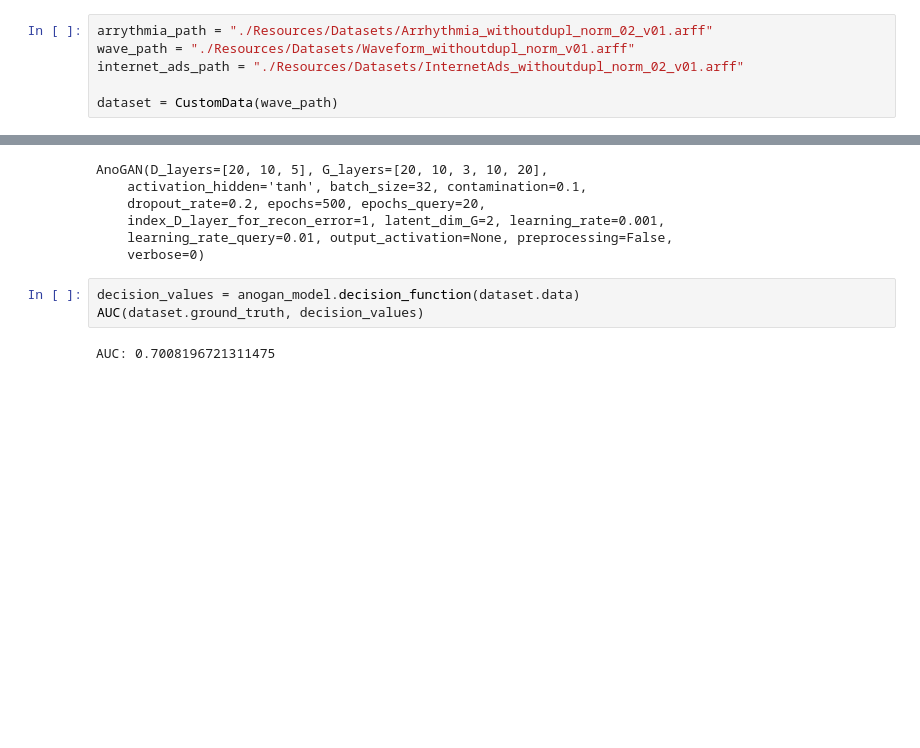
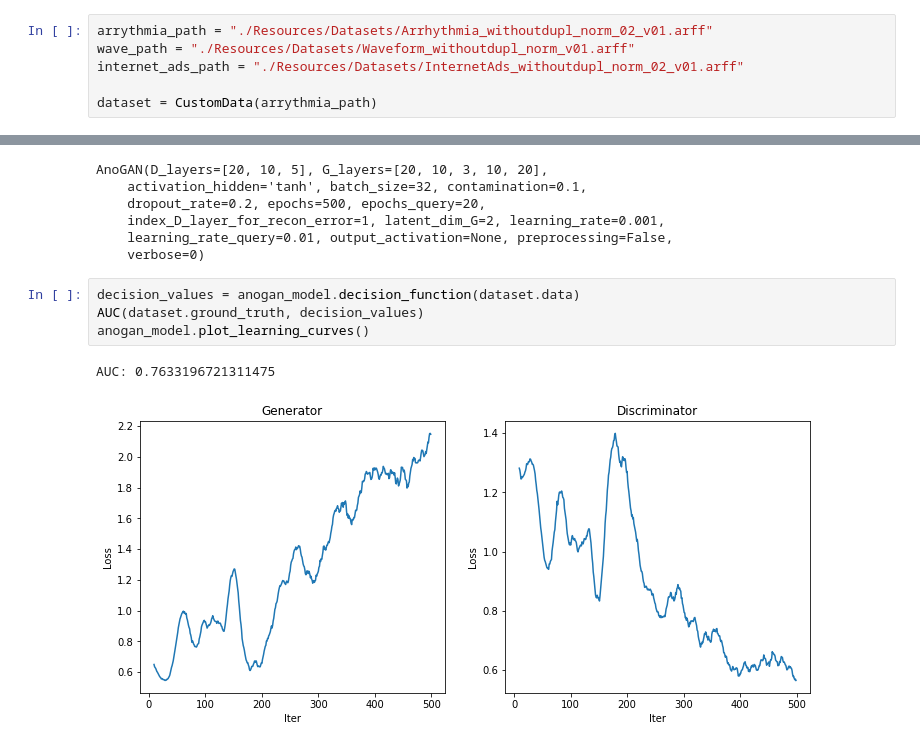
Before and after one commit to WamboDNS/FSS_GAN, a Jupyter notebook: thesis_notebook.ipynb, the cells around one changed output, grey strips where cells are left out. Saved outputs shown, nothing was run; the diff lists cells and outputs as text; blank space fills up the shorter version.

```diff
--- a/thesis_notebook.ipynb
+++ b/thesis_notebook.ipynb
@@ -41,7 +41,7 @@ arrythmia_path = "./Resources/Datasets/Arrhythmia_withoutdupl_norm_02_v01.arff"
 wave_path = "./Resources/Datasets/Waveform_withoutdupl_norm_v01.arff"
 internet_ads_path = "./Resources/Datasets/InternetAds_withoutdupl_norm_02_v01.arff"
 
-dataset = CustomData(wave_path)
+dataset = CustomData(arrythmia_path)
 # %%
 mogaal_model = MO_GAAL(lr_d=0.01, lr_g=0.01, stop_epochs=50)
 mogaal_model.fit(dataset.data)
@@ -106,5 +73,7 @@ AnoGAN(D_layers=[20, 10, 5], G_layers=[20, 10, 3, 10, 20],
 # %%
 decision_values = anogan_model.decision_function(dataset.data)
 AUC(dataset.ground_truth, decision_values)
+anogan_model.plot_learning_curves()
 # %% [output]
-AUC: 0.7008196721311475
+AUC: 0.7633196721311475
+[figure, added]
```
Also changed, not shown: parts of 7 cells of this notebook, 1 other file.
